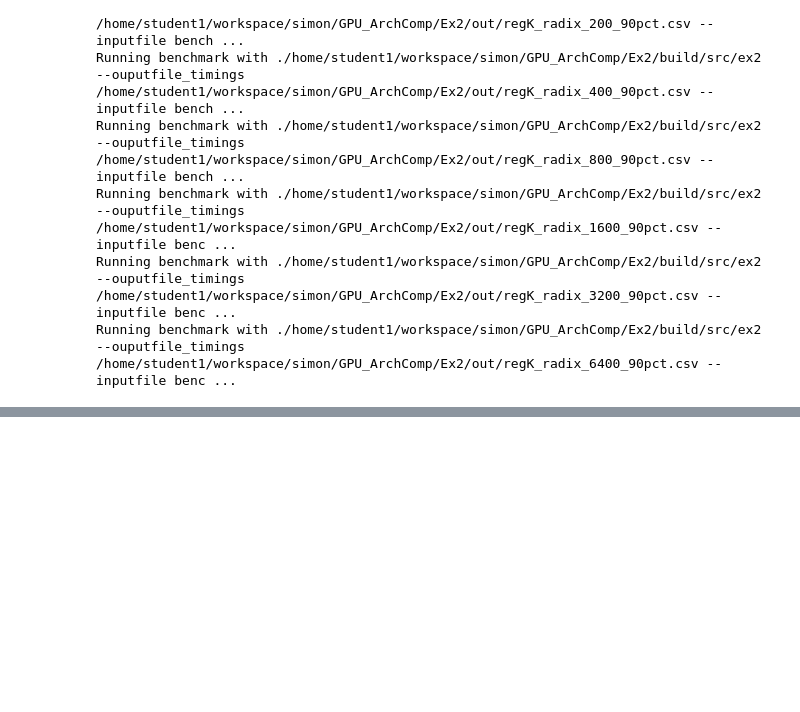
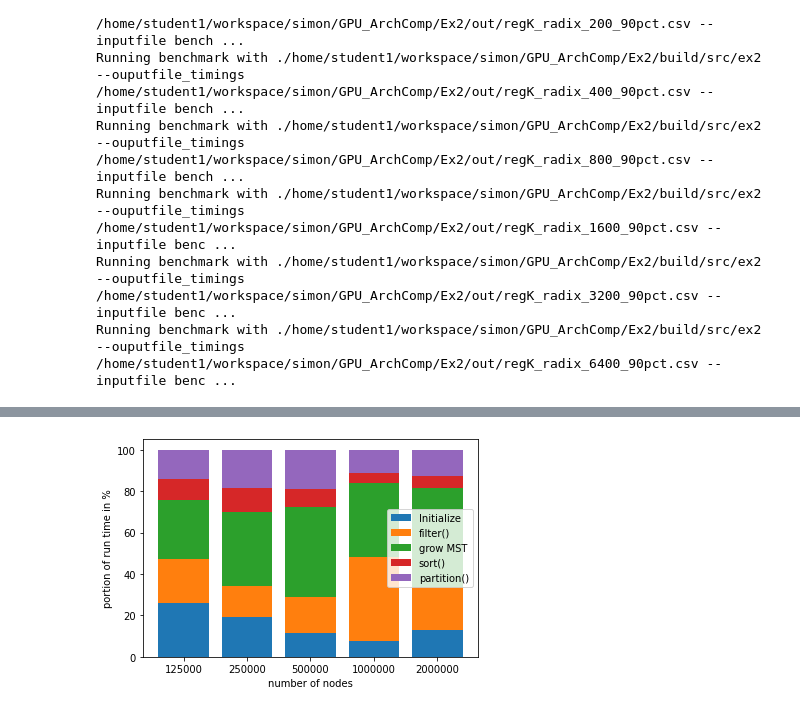
Before and after one commit to hitimr/GPU_ArchComp, a Jupyter notebook: Ex2/scripts/kruskal_benchmark.ipynb, the cells around one changed output, grey strips where cells are left out. Saved outputs shown, nothing was run; the diff lists cells and outputs as text; code cells hidden in the pictures; blank space fills up the shorter version.

```diff
--- a/Ex2/scripts/kruskal_benchmark.ipynb
+++ b/Ex2/scripts/kruskal_benchmark.ipynb
@@ -553,3 +580,8 @@ plt.savefig(common.OUT_DIR / "bars_filK_f1p1s3_d50.pdf", dpi=200, format='pdf')
+# %%
+stacked_bars(filK_f1p1s3_sparse[-5:])
+plt.savefig(common.OUT_DIR / "bars_filK_f1p1s3_sparse.pdf", dpi=200, format='pdf')
+# %% [output]
+[figure, added]
 # %%
 stacked_bars(filK_f1p1s3_d50[-5:])
 plt.savefig(common.OUT_DIR / "bars_filK_f1p1s3_d50.pdf", dpi=200, format='pdf')
```
Also changed, not shown: parts of 21 cells of this notebook.
